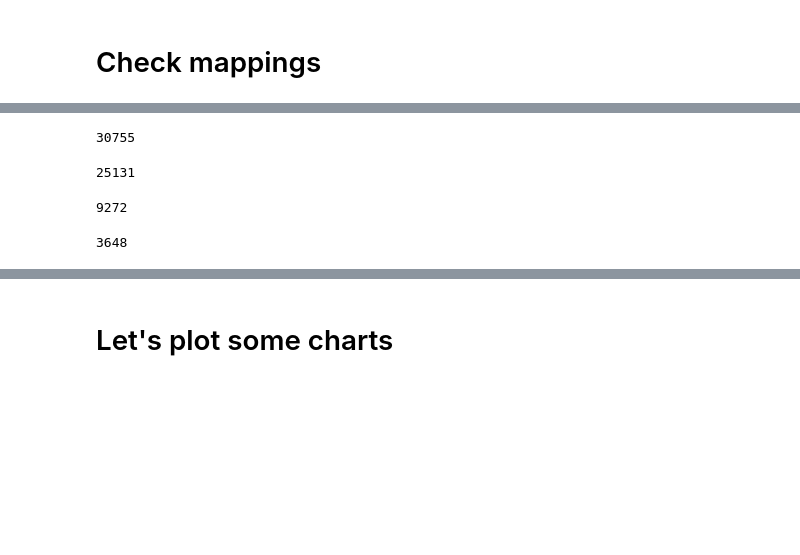
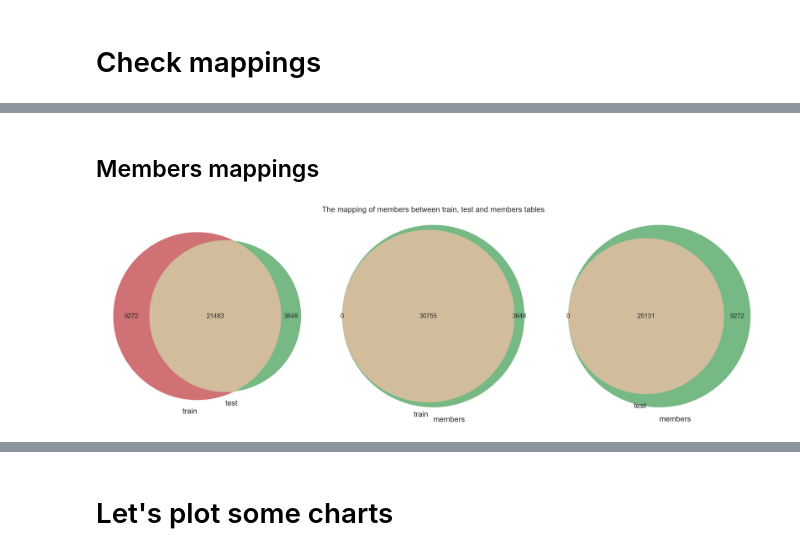
Before and after one commit to IooHooI/RECOMMENDATION_SYSTEMS_2, a Jupyter notebook: notebooks/EDA.ipynb, the cells around one changed output, grey strips where cells are left out. Cells and saved outputs as stored; diff of their text form; code cells hidden in the pictures; blank space fills up the shorter version.

```diff
--- a/notebooks/EDA.ipynb
+++ b/notebooks/EDA.ipynb
@@ -525,16 +521,12 @@ len(set(train.msno) & set(test.msno))
-# %%
-len(set(train.msno))
-# %% [output]
-30755
-# %%
-len(set(test.msno))
-# %% [output]
-25131
-# %%
-len(set(train.msno) - set(test.msno))
-# %% [output]
-9272
-# %%
-len(set(test.msno) - set(train.msno))
-# %% [output]
-3648
+# %% [markdown]
+## Members mappings
+# %%
+f, (ax1, ax2, ax3) = plt.subplots(nrows=1, ncols=3, figsize=(45, 15), facecolor='None')
+venn.venn2(subsets=[set(train.msno), set(test.msno)], set_labels=['train', 'test'], alpha=0.8, ax=ax1)
+venn.venn2(subsets=[set(train.msno), set(members.msno)], set_labels=['train', 'members'], alpha=0.8, ax=ax2)
+venn.venn2(subsets=[set(test.msno), set(members.msno)], set_labels=['test', 'members'], alpha=0.8, ax=ax3)
+f.suptitle('The mapping of members between train, test and members tables')
+plt.tight_layout()
+plt.show()
+# %% [output]
+[figure, added]
```
Also changed, not shown: parts of 10 cells of this notebook, 1 other file.
